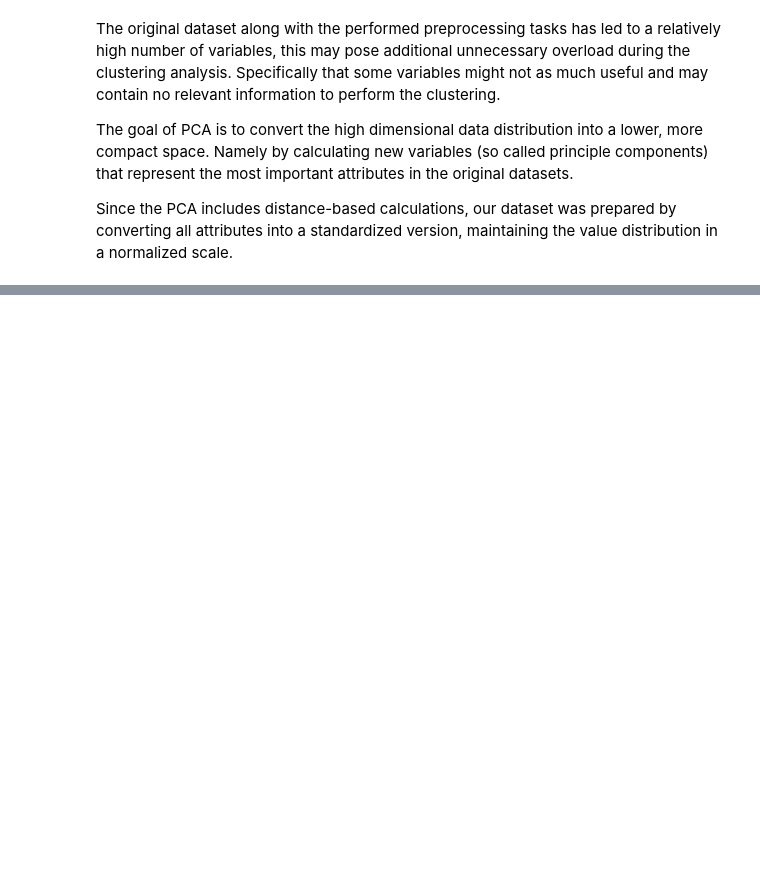
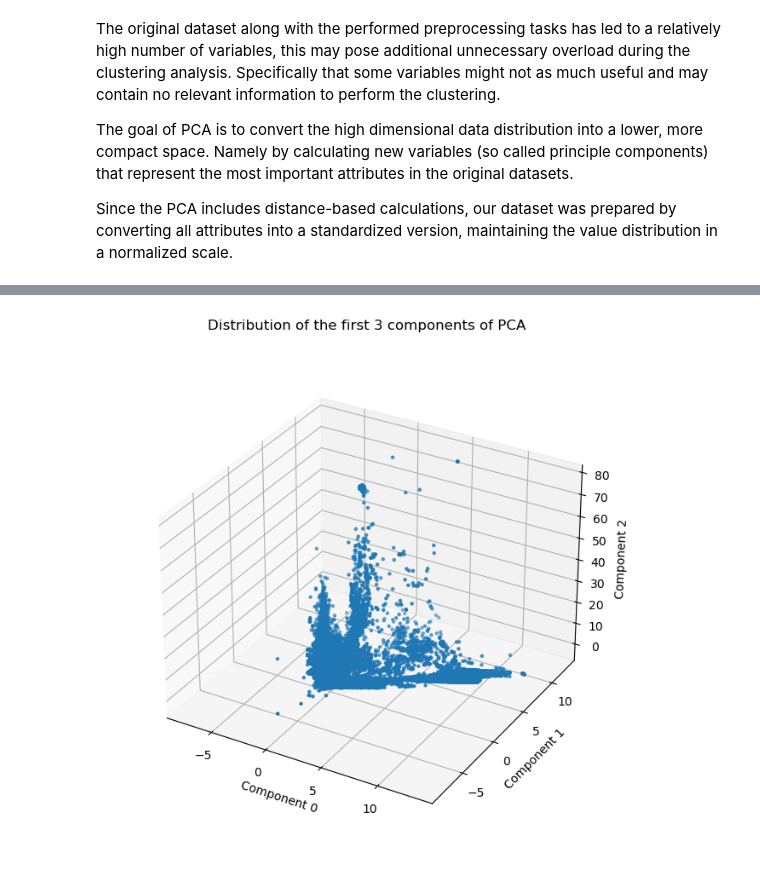
Before and after one commit to sinanw/ml-clustering-intrusion-detection, a Jupyter notebook: notebooks/3-data-analysis.ipynb, the cells around one changed output, grey strips where cells are left out. Saved outputs shown, nothing was run; the diff lists cells and outputs as text; code cells hidden in the pictures; blank space fills up the shorter version.

Commit message:
Implementing PCA for dimensionality reduction.

```diff
--- a/notebooks/3-data-analysis.ipynb
+++ b/notebooks/3-data-analysis.ipynb
@@ -115,3 +58,0 @@ len([x for x in kmeans.labels_ if x == 0])
-# %%
-data["cluster"] = kmeans.labels_
-data["label"] = labels
@@ -126,0 +59,15 @@ Creating legend with loc="best" can be slow with large amounts of data.
+# %%
+# Initialize the PCA analyzer
+pca = PCA()
+
+# Fit the PCA on our dataset and implement transformations
+pca_results = pca.fit_transform(data)
+
+# Print the number of resulting components
+print(f"Number of Principle Components: {pca.n_components_}")
+
+# Print the explained variance ration for each components, which represent how much variance the resulting component hold in the dataset.
+print(pca.explained_variance_ratio_)
+
+# Save transformed data into a new DataFrame
+data_pca_all = pd.DataFrame(pca_results, columns=pca.get_feature_names_out())
@@ -126,0 +97,13 @@ Creating legend with loc="best" can be slow with large amounts of data.
+# %%
+# Plot the first 3 components of PCA results on a 3d chart
+fig = plt.figure(figsize = (8, 8))
+ax = plt.axes(projection ="3d")
+ax.scatter3D(data_pca_all["pca0"], data_pca_all["pca1"], data_pca_all["pca2"], marker='.')
+plt.title("Distribution of the first 3 components of PCA")
+ax.set_xlabel("Component 0")
+ax.set_ylabel("Component 1")
+ax.set_zlabel("Component 2")
+ax.set_box_aspect(aspect=None, zoom=.9)
+plt.show()
+# %% [output]
+[figure, added]
```
Also changed, not shown: parts of 16 cells of this notebook.
